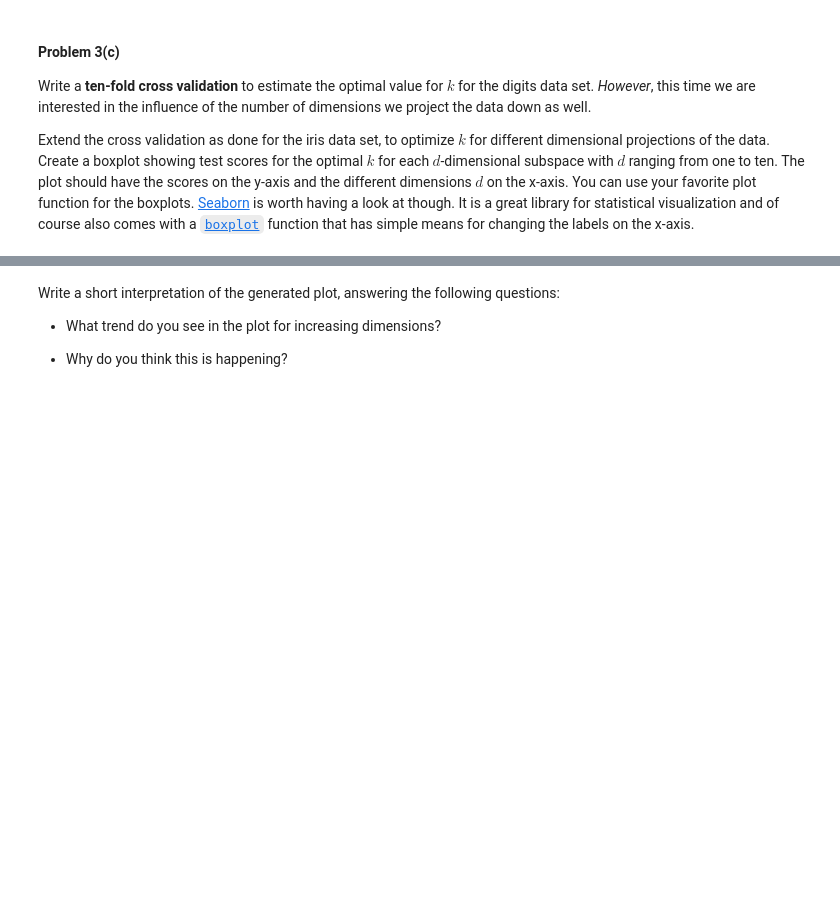
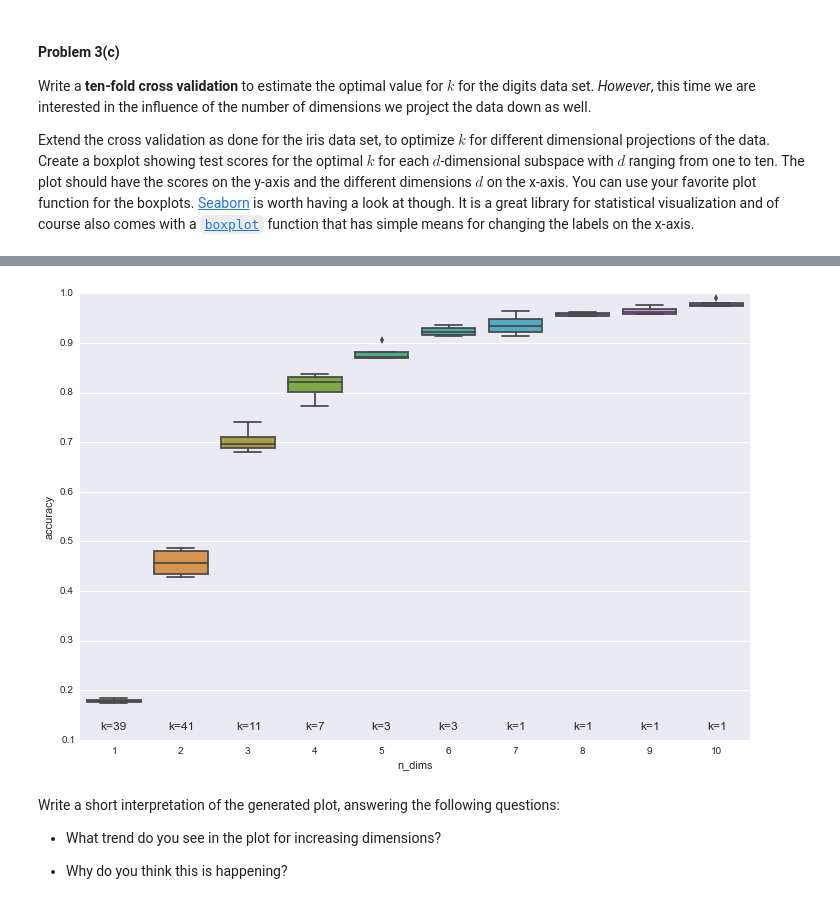
Before and after one commit to kanstantsin/cs109-2014, a Jupyter notebook: homework/HW3.ipynb, the cells around one changed output, grey strips where cells are left out. Drawn from its saved outputs; the diff is of its cells as text; code cells hidden in the pictures; blank space fills up the shorter version.

Commit message:
HW3: add 3rd task boxplot

```diff
--- a/homework/HW3.ipynb
+++ b/homework/HW3.ipynb
@@ -775,3 +767,18 @@ Best result: n_dims=10, accuracy=0.988352745424
+# %%
+accuracies = map(lambda result: result.knn_results, results)
+accuracies = map(lambda results: [v.accuracy for v in results], accuracies)
+
+accuracies = out = np.concatenate(accuracies).ravel()
+n_dims = np.repeat(n_components, N_FOLDS_SVD-1)
+cv_result = pd.DataFrame({'n_dims': n_dims, 'accuracy': accuracies})
+cv_result
+plt.figure(figsize=(12,8))
+ax = sns.boxplot(x=cv_result['n_dims'], y=cv_result['accuracy'], orient='v')
+for dim in n_components:
+    best_k = results[dim-1].best_result.classifier.n_neighbors
+    ax.annotate('k={}'.format(best_k), (dim-1, 0.12), textcoords='data', horizontalalignment='center', fontsize=12)
+# %% [output]
+[figure, added]
 # %% [markdown]
 Write a short interpretation of the generated plot, answering the following questions:
 
```
Also changed, not shown: parts of 2 cells of this notebook.
